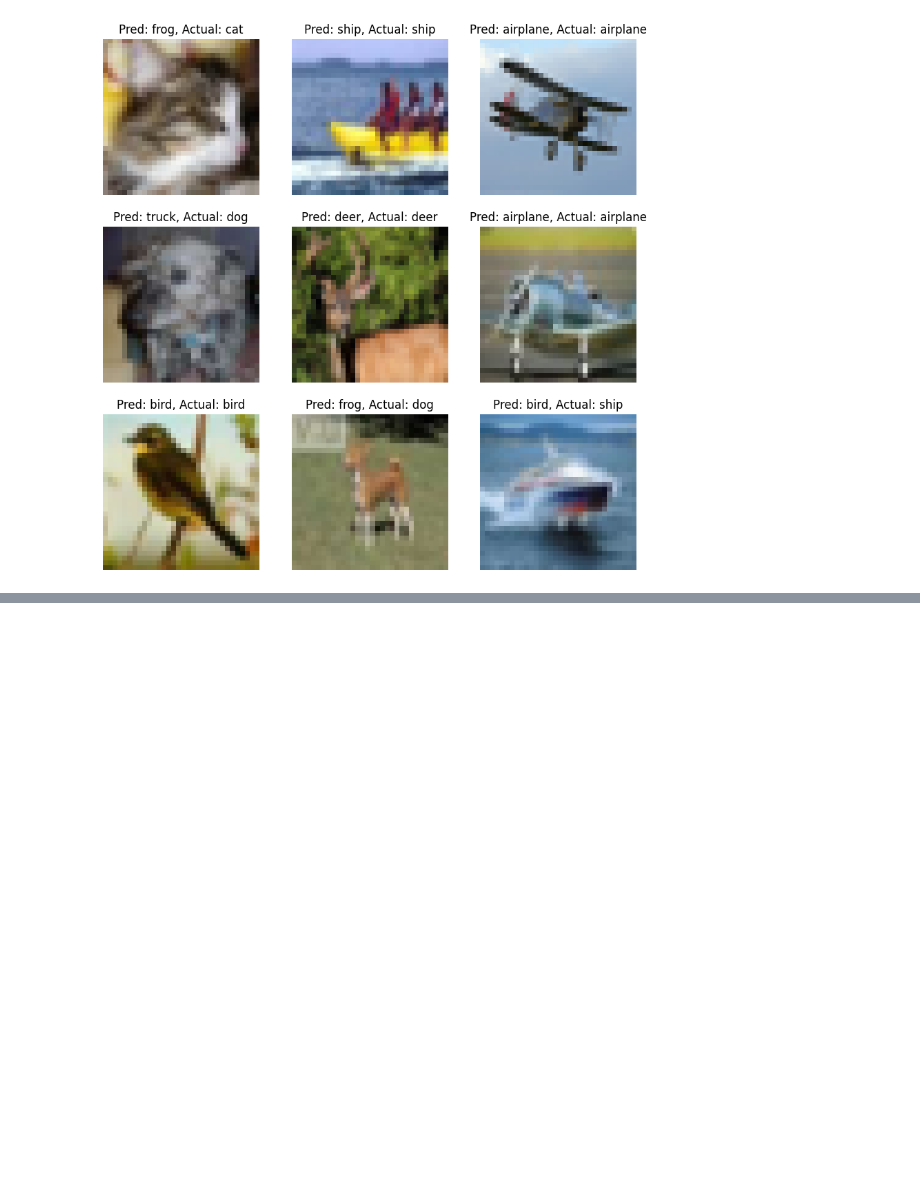
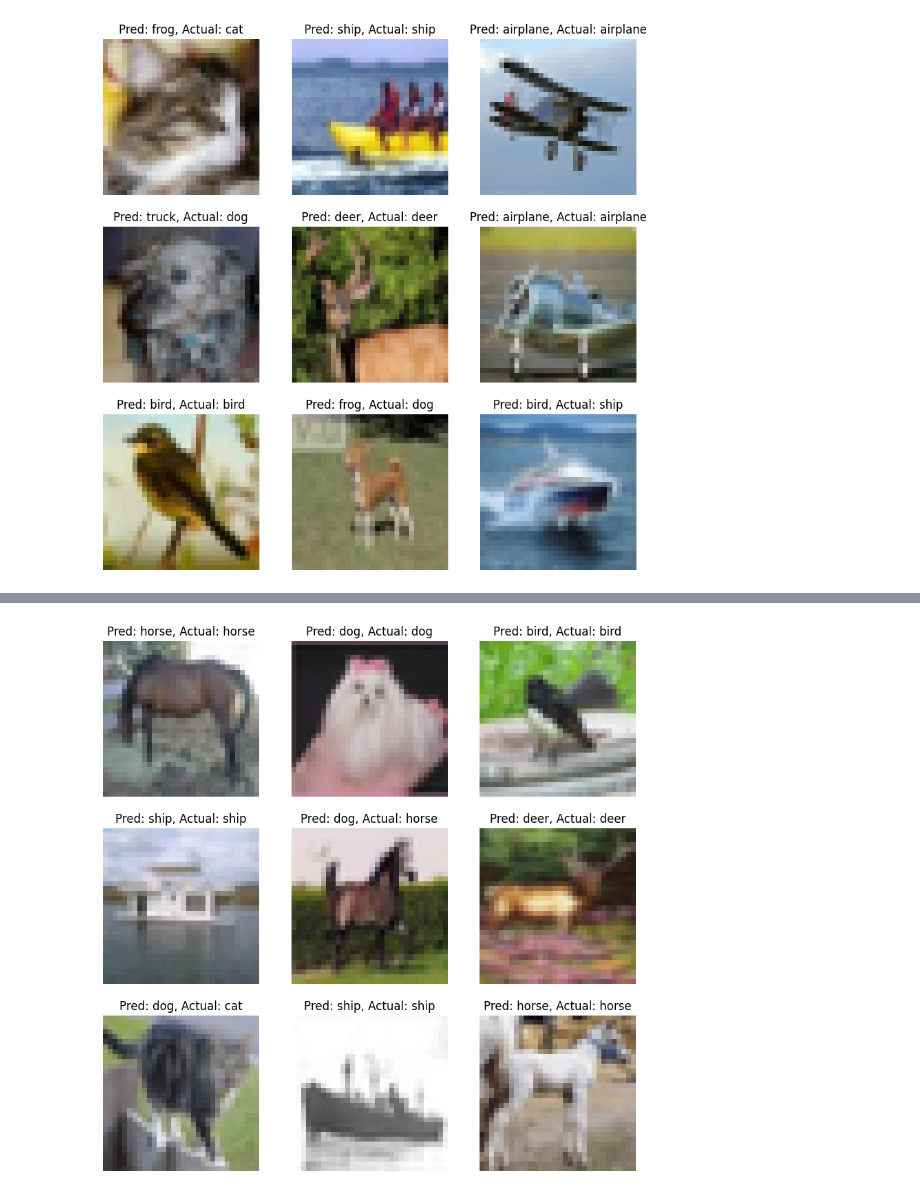
Before and after one commit to gad497/PyTorch_practice, a Jupyter notebook: Cifar10.ipynb, the cells around one changed output, grey strips where cells are left out. Cells and saved outputs as stored; diff of their text form; code cells hidden in the pictures; blank space fills up the shorter version.

```diff
--- a/Cifar10.ipynb
+++ b/Cifar10.ipynb
@@ -458,0 +500,14 @@ random_predictions(model3)
+# %%
+BATCH_SIZE = 32
+NUM_WORKERS = 0
+
+train_dataloader = DataLoader(dataset=train_data,
+                              batch_size=BATCH_SIZE,
+                              shuffle=True,
+                              num_workers=NUM_WORKERS)
+test_dataloader = DataLoader(dataset=test_data,
+                             batch_size=BATCH_SIZE,
+                             shuffle=False,
+                             num_workers=NUM_WORKERS)
+print(train_dataloader, test_dataloader)
+print(f"Train dataloader lenght: {len(train_dataloader)}\nTest dataloader lenght: {len(test_dataloader)}")
@@ -458,0 +604,8 @@ random_predictions(model3)
+# %%
+from timeit import default_timer as timer
+loss_fn = nn.CrossEntropyLoss()
+optimizer = torch.optim.SGD(params=model4.parameters(),lr=0.05)
+start_time = timer()
+train_test_loop(model4, train_dataloader, test_dataloader, 40, loss_fn, optimizer)
+end_time = timer()
+print(f"\nTotal time to train: {end_time-start_time} seconds")
@@ -458,0 +630,4 @@ random_predictions(model3)
+# %%
+random_predictions(model4.to("cpu"))
+# %% [output]
+[figure, added]
```
Also changed, not shown: parts of 12 cells of this notebook.
